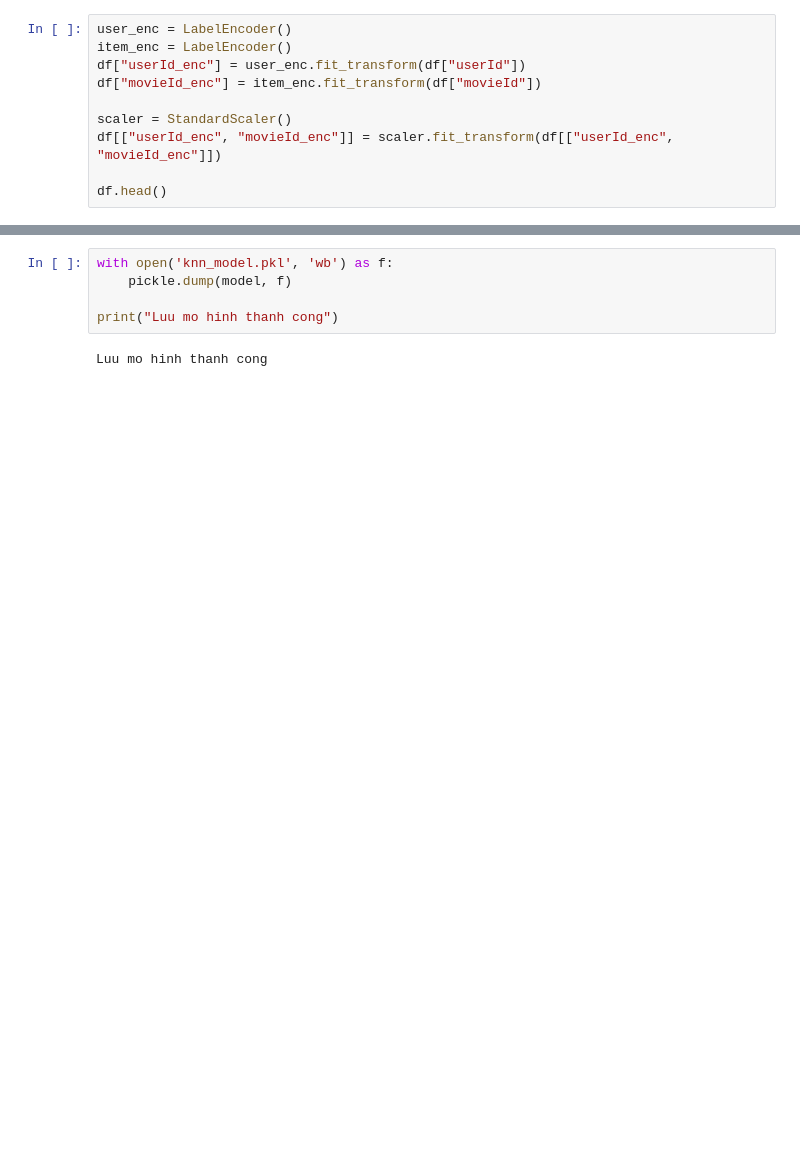
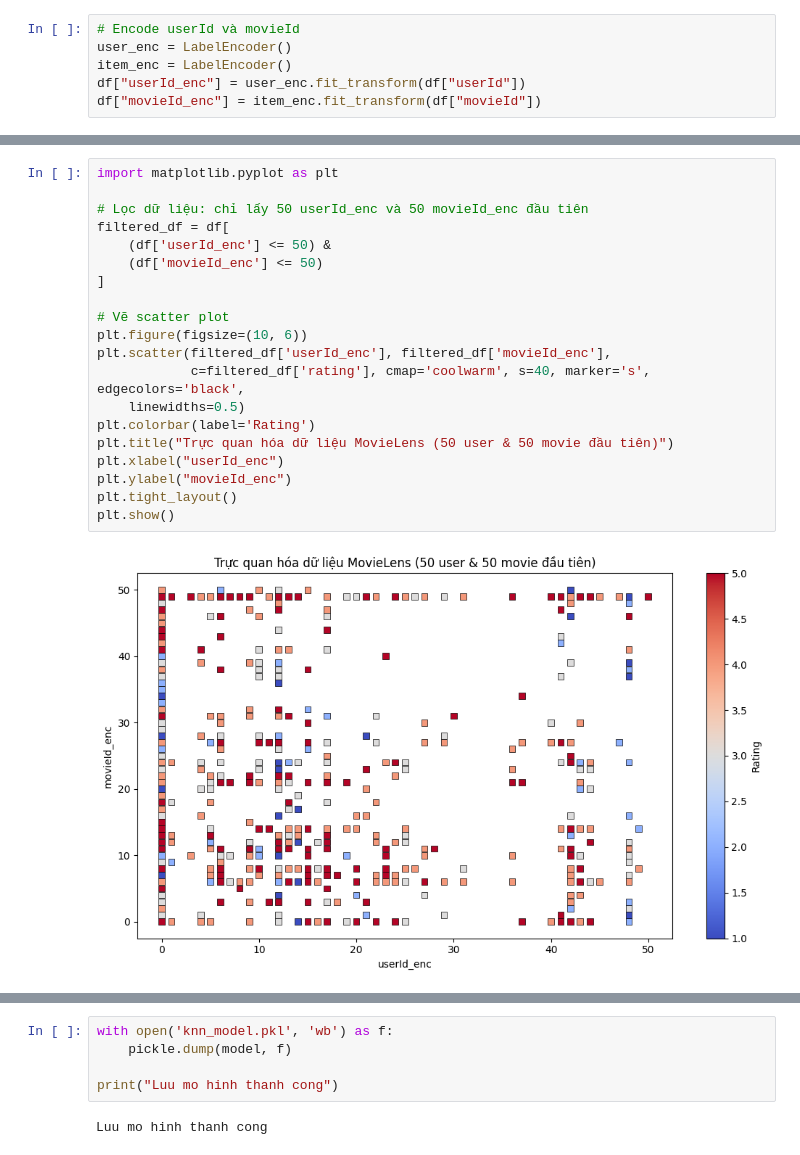
Before and after one commit to idn03/CT294project, a Jupyter notebook: models/knn.ipynb, the cells around one changed output, grey strips where cells are left out. Cells and saved outputs as stored; diff of their text form; blank space fills up the shorter version.

```diff
--- a/models/knn.ipynb
+++ b/models/knn.ipynb
@@ -45,12 +47,8 @@ df.head()
 | 3 | 244 | 51 | 2.0 |
 | 4 | 166 | 346 | 1.0 |
 # %%
+# Encode userId và movieId
 user_enc = LabelEncoder()
 item_enc = LabelEncoder()
 df["userId_enc"] = user_enc.fit_transform(df["userId"])
 df["movieId_enc"] = item_enc.fit_transform(df["movieId"])
-
-scaler = StandardScaler()
-df[["userId_enc", "movieId_enc"]] = scaler.fit_transform(df[["userId_enc", "movieId_enc"]])
-
-df.head()
@@ -117,0 +77,22 @@ MSE trung binh: 1.2804
+# %%
+import matplotlib.pyplot as plt
+
+# Lọc dữ liệu: chỉ lấy 50 userId_enc và 50 movieId_enc đầu tiên
+filtered_df = df[
+    (df['userId_enc'] <= 50) &
+    (df['movieId_enc'] <= 50)
+]
+
+# Vẽ scatter plot
+plt.figure(figsize=(10, 6))
+plt.scatter(filtered_df['userId_enc'], filtered_df['movieId_enc'],
+            c=filtered_df['rating'], cmap='coolwarm', s=40, marker='s', edgecolors='black',
+    linewidths=0.5)
+plt.colorbar(label='Rating')
+plt.title("Trực quan hóa dữ liệu MovieLens (50 user & 50 movie đầu tiên)")
+plt.xlabel("userId_enc")
+plt.ylabel("movieId_enc")
+plt.tight_layout()
+plt.show()
+# %% [output]
+[figure, added]
```
Also changed, not shown: parts of 13 cells of this notebook, 4 other files.
